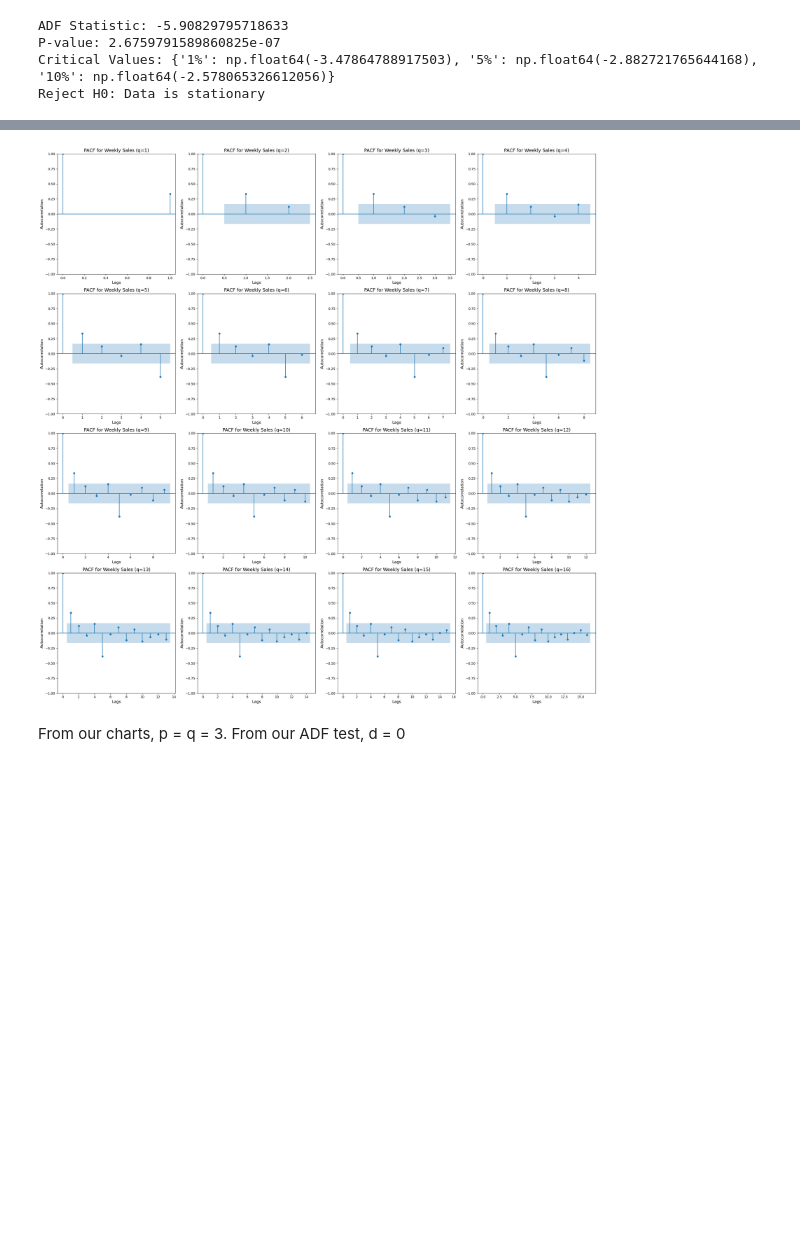
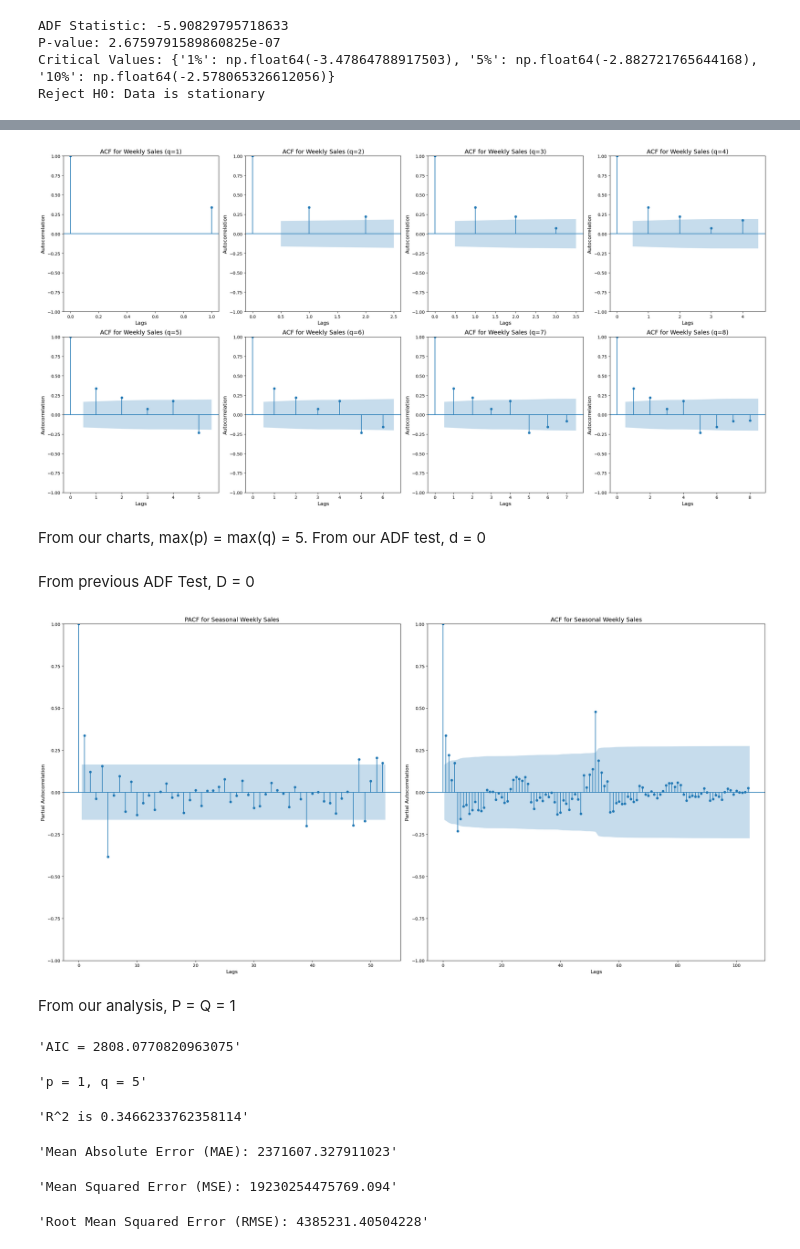
Before and after one commit to random-logic/Demand-Forecast, a Jupyter notebook: src/ARIMAX.ipynb, the cells around one changed output, grey strips where cells are left out. Drawn from its saved outputs; the diff is of its cells as text; code cells hidden in the pictures; blank space fills up the shorter version.

```diff
--- a/src/ARIMAX.ipynb
+++ b/src/ARIMAX.ipynb
@@ -88,15 +86,15 @@ Critical Values: {'1%': np.float64(-3.47864788917503), '5%': np.float64(-2.88272
 Reject H0: Data is stationary
 # %%
 # Plot ACF for 'Weekly_Sales' for different values of p (lags)
-fig, axes = plt.subplots(4, 4, figsize=(24, 24))  # Create subplots for multiple values of p
+fig, axes = plt.subplots(2, 4, figsize=(24, 12))  # Create subplots for multiple values of p
 axes = axes.flatten()
 
 # Different values of p (lags)
-p_values = range(1, 17)
+p_values = range(1, 9)
 
 for i, p in enumerate(p_values):
-  plot_acf(df['Weekly_Sales'], lags=p, ax=axes[i])
-  axes[i].set_title(f'ACF for Weekly Sales (p={p})', fontsize=14)
+  plot_pacf(df['Weekly_Sales'], lags=p, ax=axes[i])
+  axes[i].set_title(f'PACF for Weekly Sales (p={p})', fontsize=14)
   axes[i].set_xlabel('Lags', fontsize=12)
   axes[i].set_ylabel('Partial Autocorrelation', fontsize=12)
 
@@ -107,20 +105,22 @@ plt.show()
 # %%
 # Plot PACF for 'Weekly_Sales' for different values of q (lags)
-fig, axes = plt.subplots(4, 4, figsize=(24, 24))  # Create subplots for multiple values of q
+fig, axes = plt.subplots(2, 4, figsize=(24, 12))  # Create subplots for multiple values of p
 axes = axes.flatten()
 
 # Different values of q (lags)
-q_values = range(1, 17)
+q_values = range(1, 9)
 
 for i, q in enumerate(q_values):
-  plot_pacf(df['Weekly_Sales'], lags=q, ax=axes[i])
-  axes[i].set_title(f'PACF for Weekly Sales (q={q})', fontsize=14)
+  plot_acf(df['Weekly_Sales'], lags=q, ax=axes[i])
+  axes[i].set_title(f'ACF for Weekly Sales (q={q})', fontsize=14)
   axes[i].set_xlabel('Lags', fontsize=12)
   axes[i].set_ylabel('Autocorrelation', fontsize=12)
 
 plt.tight_layout()
 plt.show()
 # %% [output]
-[figure, old version]
+[figure, new version]
 # %% [markdown]
-From our charts, p = q = 3. From our ADF test, d = 0
+From our charts, max(p) = max(q) = 5. From our ADF test, d = 0
+# %% [markdown]
+From previous ADF Test, D = 0
@@ -126,0 +129,23 @@ From our charts, p = q = 3. From our ADF test, d = 0
+# %%
+# Plot ACF for 'Weekly_Sales' for different values of P (lags)
+fig, axes = plt.subplots(1, 2, figsize=(24, 12))  # Create subplots for multiple values of p
+axes = axes.flatten()
+
+# Different values of p (lags)
+plot_pacf(df['Weekly_Sales'], lags=s, ax=axes[0])
+axes[0].set_title(f'PACF for Seasonal Weekly Sales', fontsize=14)
+axes[0].set_xlabel('Lags', fontsize=12)
+axes[0].set_ylabel('Partial Autocorrelation', fontsize=12)
+
+# Different values of q (lags)
+plot_acf(df['Weekly_Sales'], lags=s * 2, ax=axes[1])
+axes[1].set_title(f'ACF for Seasonal Weekly Sales', fontsize=14)
+axes[1].set_xlabel('Lags', fontsize=12)
+axes[1].set_ylabel('Partial Autocorrelation', fontsize=12)
+
+plt.tight_layout()
+plt.show()
+# %% [output]
+[figure, added]
+# %% [markdown]
+From our analysis, P = Q = 1
@@ -126,0 +175,8 @@ From our charts, p = q = 3. From our ADF test, d = 0
+# %%
+f'AIC = {best_fit.aic}'
+# %% [output]
+'AIC = 2808.0770820963075'
+# %%
+f'p = {p}, q = {q}'
+# %% [output]
+'p = 1, q = 5'
@@ -126,0 +192,16 @@ From our charts, p = q = 3. From our ADF test, d = 0
+# %%
+f'R^2 is {r2}'
+# %% [output]
+'R^2 is 0.3466233762358114'
+# %%
+f'Mean Absolute Error (MAE): {mae}'
+# %% [output]
+'Mean Absolute Error (MAE): 2371607.327911023'
+# %%
+f'Mean Squared Error (MSE): {mse}'
+# %% [output]
+'Mean Squared Error (MSE): 19230254475769.094'
+# %%
+f'Root Mean Squared Error (RMSE): {rmse}'
+# %% [output]
+'Root Mean Squared Error (RMSE): 4385231.40504228'
```
Also changed, not shown: parts of 8 cells of this notebook, 2 other files.
